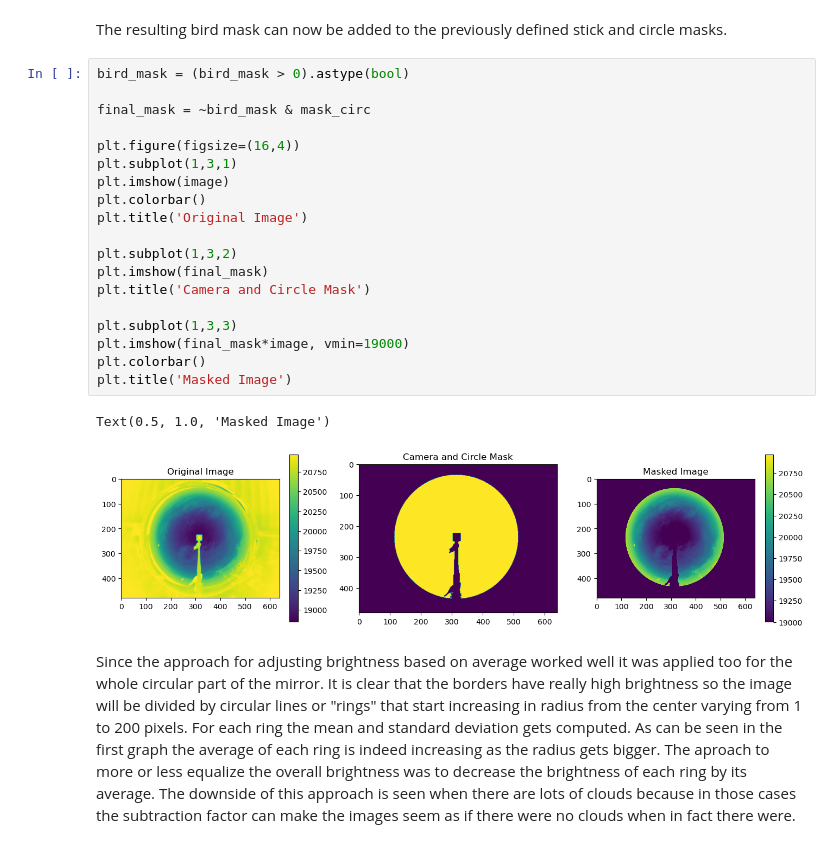
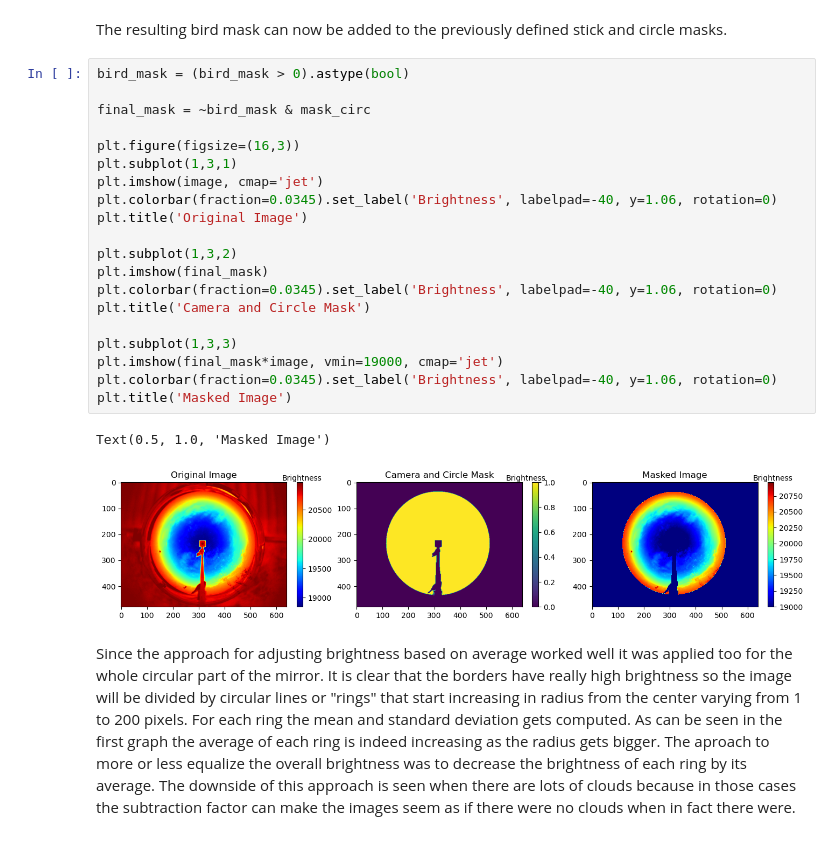
Before and after one commit to rodhervan/SkyImFeatures, a Jupyter notebook: Final_document.ipynb, the cells around one changed output. Cells and saved outputs as stored; diff of their text form.

```diff
--- a/Final_document.ipynb
+++ b/Final_document.ipynb
@@ -387,25 +493,26 @@ The resulting bird mask can now be added to the previously defined stick and cir
 # %%
 bird_mask = (bird_mask > 0).astype(bool)
 
 final_mask = ~bird_mask & mask_circ
 
-plt.figure(figsize=(16,4))
+plt.figure(figsize=(16,3))
 plt.subplot(1,3,1)
-plt.imshow(image)
-plt.colorbar()
+plt.imshow(image, cmap='jet')
+plt.colorbar(fraction=0.0345).set_label('Brightness', labelpad=-40, y=1.06, rotation=0)
 plt.title('Original Image')
 
 plt.subplot(1,3,2)
 plt.imshow(final_mask)
+plt.colorbar(fraction=0.0345).set_label('Brightness', labelpad=-40, y=1.06, rotation=0)
 plt.title('Camera and Circle Mask')
 
 plt.subplot(1,3,3)
-plt.imshow(final_mask*image, vmin=19000)
-plt.colorbar()
+plt.imshow(final_mask*image, vmin=19000, cmap='jet')
+plt.colorbar(fraction=0.0345).set_label('Brightness', labelpad=-40, y=1.06, rotation=0)
 plt.title('Masked Image')
 # %% [output]
 Text(0.5, 1.0, 'Masked Image')
-[figure, old version]
+[figure, new version]
 # %% [markdown]
 Since the approach for adjusting brightness based on average worked well it was applied too for the whole circular part of the mirror. It is clear that the borders have really high brightness so the image will be divided by circular lines or "rings" that start increasing in radius from the center varying from 1 to 200 pixels. For each ring the mean and standard deviation gets computed. As can be seen in the first graph the average of each ring is indeed increasing as the radius gets bigger. The aproach to more or less equalize the overall brightness was to decrease the brightness of each ring by its average. The downside of this approach is seen when there are lots of clouds because in those cases the subtraction factor can make the images seem as if there were no clouds when in fact there were. In these cloudy images a correction value gets added, corresponding to the average of rings 15 to 30. The reason to choose rings 15 to 30 is because the overall brightness is at its minimum still, and it is outside the area of the camera (which is all zero becuase it was removed) and it has enough values for a correct assessment. To determine if an image is cloudy or not the average for all the circular area and the standard deviation were computed. When the average was at less than than 40% and the standard deviation at 50% the value of the average the images were labeled as `'cloudy'`.
 
```
Also changed, not shown: parts of 41 cells of this notebook, 5 other files.
